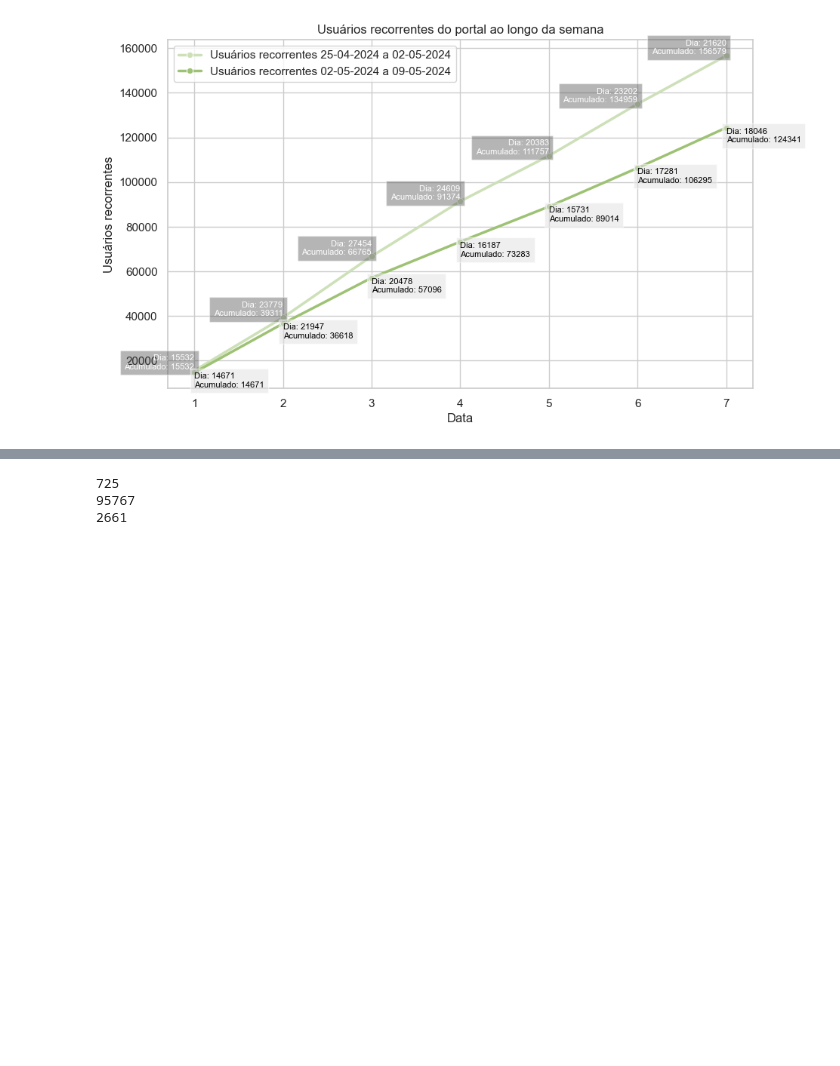
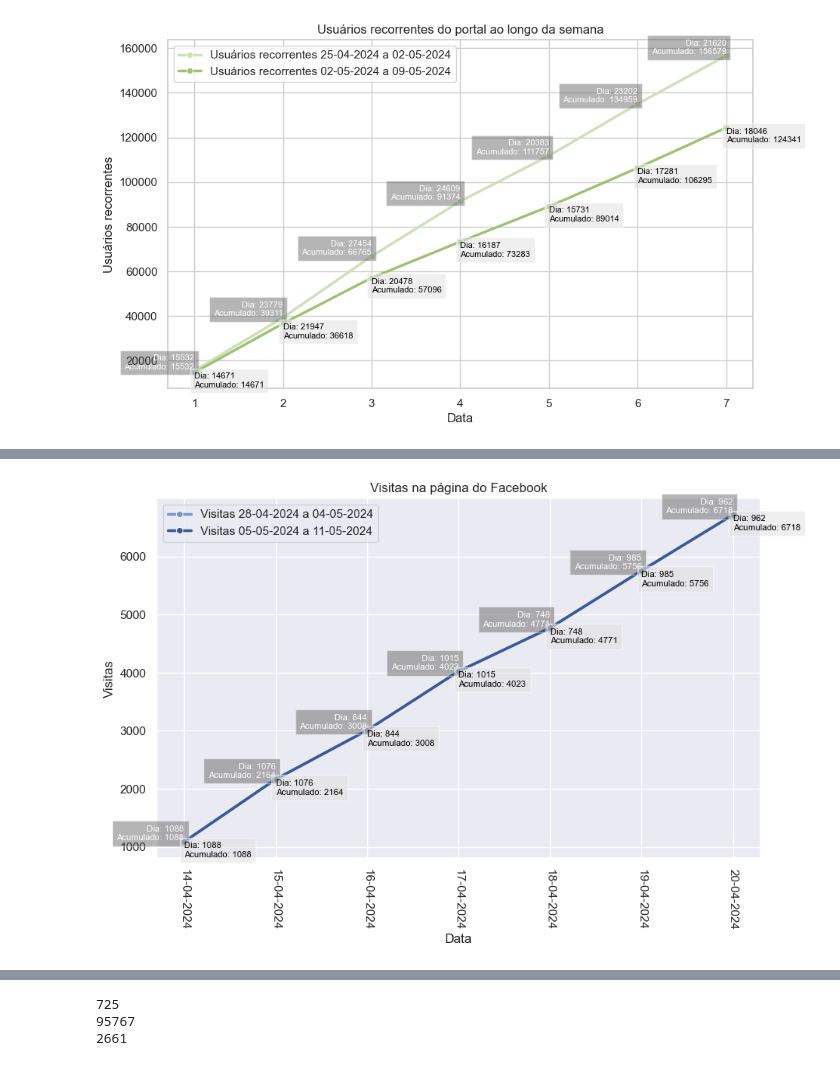
Before and after one commit to alisson002/Relat-rios-TN-e-JPN_Python, a Jupyter notebook: semanal/graficosPythonSemanal.ipynb, the cells around one changed output, grey strips where cells are left out. Cells and saved outputs as stored; diff of their text form; code cells hidden in the pictures; blank space fills up the shorter version.

```diff
--- a/semanal/graficosPythonSemanal.ipynb
+++ b/semanal/graficosPythonSemanal.ipynb
@@ -1316,0 +1288,59 @@ plt.show()
+# %%
+#VISITAS FB
+final_visitasFB = encontrar_frase_em_csv_meta(fr'C:\Users\{path_aliss}\Documents\Repositórios\csv\TNsemanal\Visitas.csv', 'Visitas ao perfil do Instagram')
+
+#SEMANA ANTERIOR
+visitasFB_ANTERIOR = pd.read_csv(fr'C:\Users\{path_aliss}\Documents\Repositórios\csv\ANTERIOR\TNsemanal\Visitas.csv', skiprows=2, encoding='utf-16', skip_blank_lines=True, nrows=final_visitasFB-4).dropna()
+
+visitasFB_ANTERIOR['Data'] = pd.to_datetime(visitasFB_ANTERIOR['Data']).dt.strftime('%d-%m-%Y')
+
+#SEMANA ANALISADA
+visitasFB = pd.read_csv(fr'C:\Users\{path_aliss}\Documents\Repositórios\csv\TNsemanal\Visitas.csv', skiprows=2, encoding='utf-16', skip_blank_lines=True, nrows=final_visitasFB-4).dropna()
+
+visitasFB['Data'] = pd.to_datetime(visitasFB['Data']).dt.strftime('%d-%m-%Y')
+
+# Configurando o tema do Seaborn
+sns.set_theme(style="darkgrid")
+
+# Criando o gráfico de linhas
+plt.figure(figsize=(10, 6))  # Definindo o tamanho da figura
+
+# Definindo a paleta de cores desejada
+cores = ["#7B94CC", "#3b5998"]
+
+visitasFB_ANTERIOR_ACUMULADO = visitasFB_ANTERIOR['Primary'].cumsum()
+
+visitasFB_ACUMULADO = visitasFB['Primary'].cumsum()
+
+# Plotando o gráfico de linhas
+sns.lineplot(x="Data", y=visitasFB_ANTERIOR_ACUMULADO, data=visitasFB_ANTERIOR, label=f"Visitas {(penultimo_domingo()- datetime.timedelta(days=7)).strftime("%d-%m-%Y")} a {(ultimo_sabado()- datetime.timedelta(days=7)).strftime("%d-%m-%Y")}", linewidth=2.5, color=cores[0], marker='o')
+
+sns.lineplot(x="Data", y=visitasFB_ACUMULADO, data=visitasFB, label=f"Visitas {(penultimo_domingo()).strftime("%d-%m-%Y")} a {(ultimo_sabado()).strftime("%d-%m-%Y")}", linewidth=2.5, color=cores[1], marker='o')
+
+# Adicionando os valores de cada ponto de usuarios_unicosANTERIOR
+for x, y, acumulado in zip(visitasFB_ANTERIOR['Data'], visitasFB_ANTERIOR['Primary'], visitasFB_ANTERIOR_ACUMULADO):
+    plt.text(x, acumulado, f'Dia: {int(y)}\nAcumulado: {int(acumulado)}', ha='right', va='bottom', fontsize=8, color='white', bbox=dict(facecolor='#474747', alpha=0.4))
+
+# Adicionando os valores de cada ponto
+for x, y, acumulado in zip(visitasFB['Data'], visitasFB['Primary'], visitasFB_ACUMULADO):
+    plt.text(x, acumulado, f'Dia: {int(y)}\nAcumulado: {int(acumulado)}', ha='left', va='top', fontsize=8, color='black', bbox=dict(facecolor='#E1E1E1', alpha=0.5))
+
+# Ajustando o intervalo entre as datas no eixo x
+plt.gca().xaxis.set_major_locator(mdates.DayLocator(interval=1))  # Intervalo de 1 dia
+
+plt.xticks(rotation=-90)
+
+# Adicionando rótulos e título ao gráfico
+plt.xlabel("Data")
+plt.ylabel("Visitas")
+plt.title("Visitas na página do Facebook")
+
+# Ajustar os rótulos do eixo Y para valores correspondentes
+# plt.yticks(range(0, max(int(visitasFB["Curtidas na Página do Facebook"])), 100))
+
+plt.legend()
+
+# Exibindo o gráfico
+plt.show()
+# %% [output]
+[figure, added]
```
Also changed, not shown: parts of 34 cells of this notebook, 2 other files.
